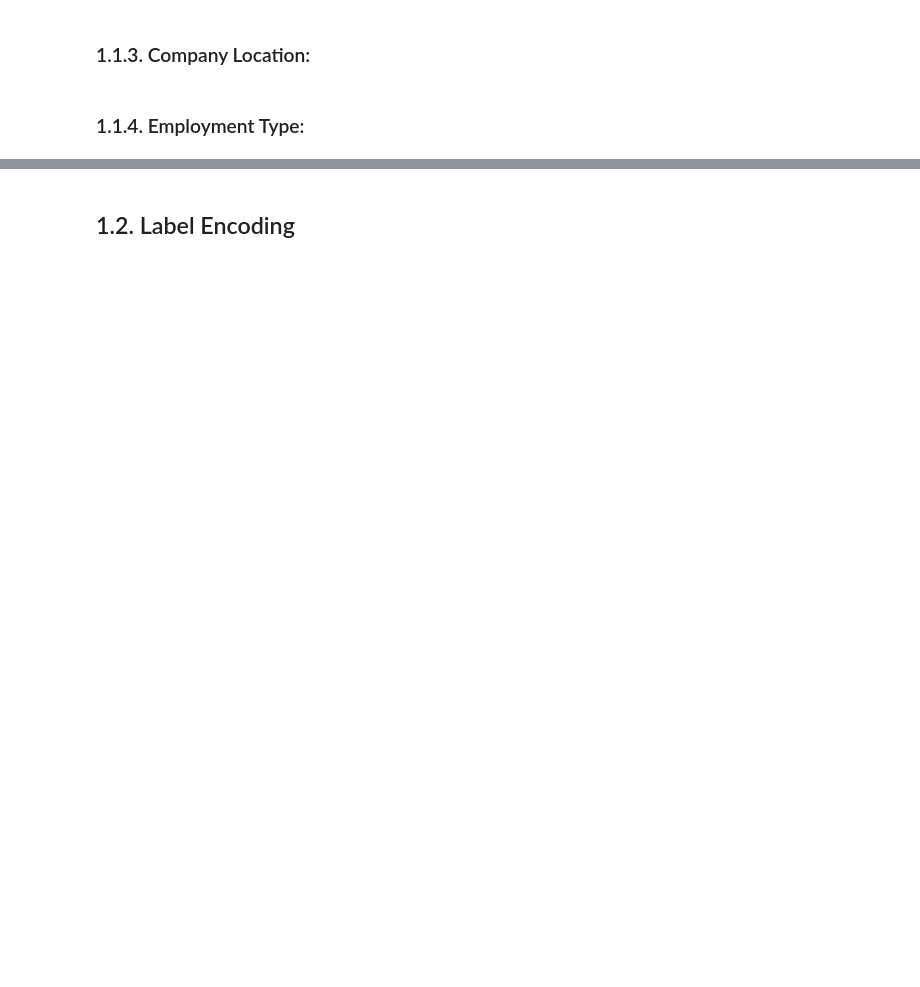
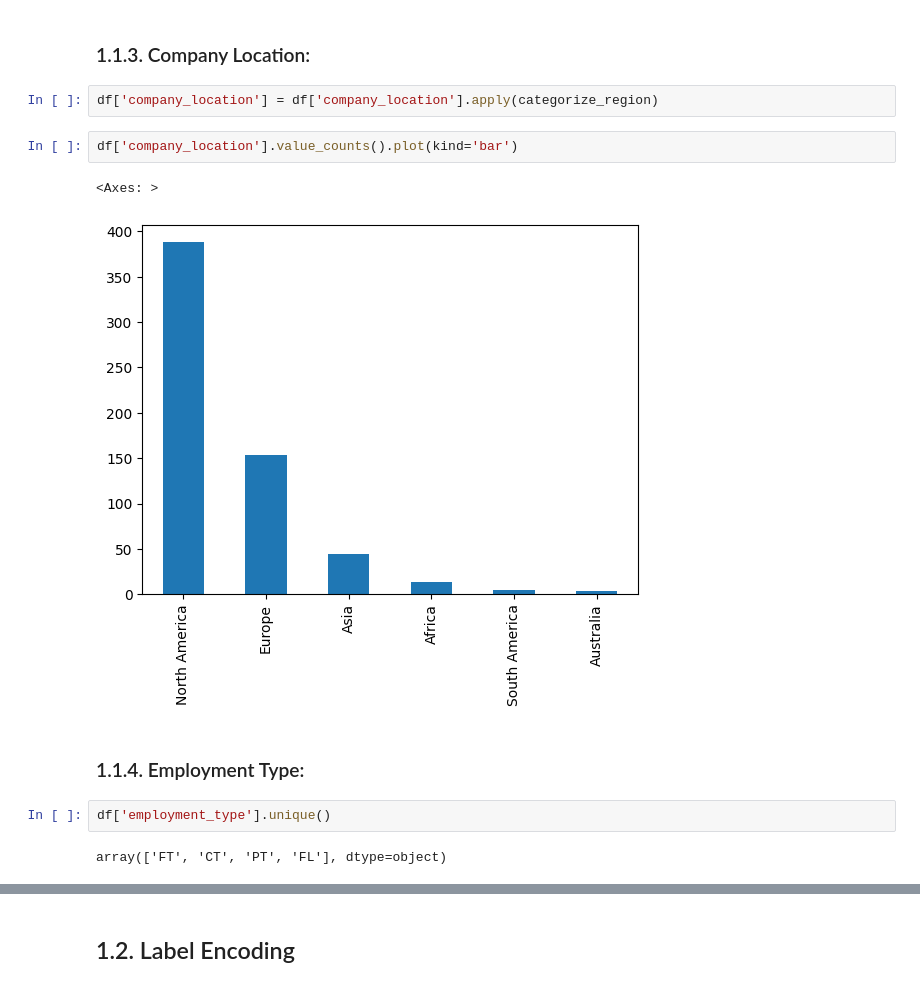
Before and after one commit to vanle2000/Data-Science-Salary-prediction, a Jupyter notebook: Data_Sciece_Salary_Prediction.ipynb, the cells around one changed output, grey strips where cells are left out. Cells and saved outputs as stored; diff of their text form; blank space fills up the shorter version.

```diff
--- a/Data_Sciece_Salary_Prediction.ipynb
+++ b/Data_Sciece_Salary_Prediction.ipynb
@@ -158,4 +207,15 @@ Text(0, 0.5, 'Number of Job Postings')
 # %% [markdown]
 ### 1.1.3. Company Location:
+# %%
+df['company_location'] = df['company_location'].apply(categorize_region)
+# %%
+df['company_location'].value_counts().plot(kind='bar')
+# %% [output]
+<Axes: >
+[figure, added]
 # %% [markdown]
 ### 1.1.4. Employment Type:
+# %%
+df['employment_type'].unique()
+# %% [output]
+array(['FT', 'CT', 'PT', 'FL'], dtype=object)
```
Also changed, not shown: parts of 20 cells of this notebook.
